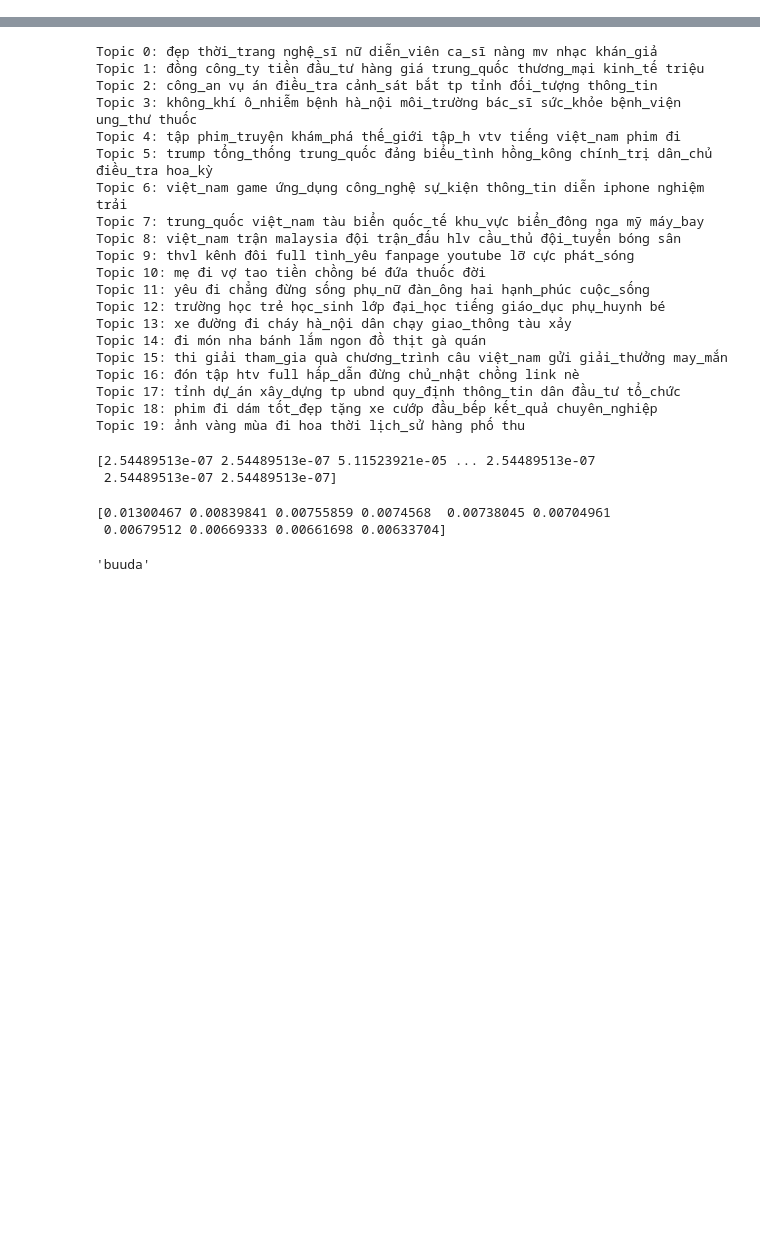
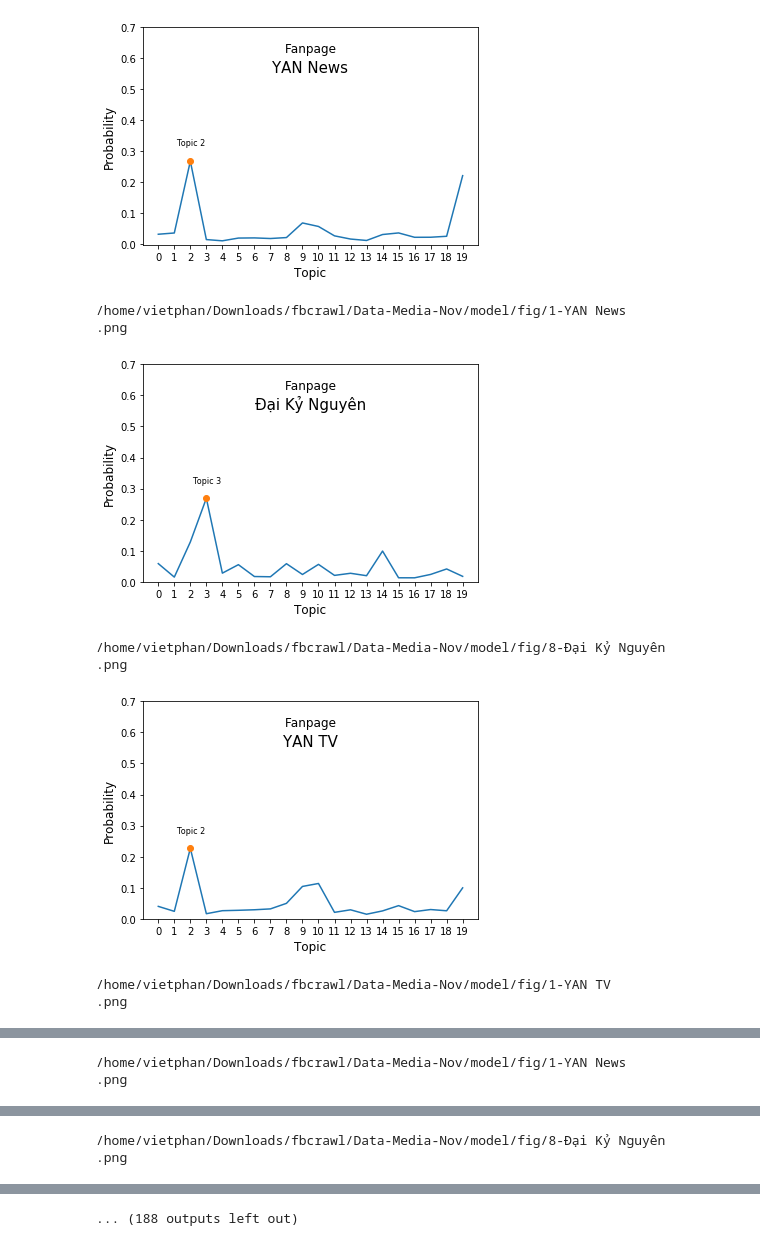
Before and after one commit to vietdelta/TopicModelling, a Jupyter notebook: Visuallize.ipynb, the cells around one changed output, grey strips where cells are left out. Saved outputs shown, nothing was run; the diff lists cells and outputs as text; code cells hidden in the pictures; blank space fills up the shorter version.

```diff
--- a/Visuallize.ipynb
+++ b/Visuallize.ipynb
@@ -8,7 +10,7 @@ import seaborn as sns
 
 from matplotlib import pyplot as plt
 # %%
-dataname = "Data-Media-Oct"
+dataname = "Data-Media-Nov"
 root = "/home/vietphan/Downloads/fbcrawl/"+dataname+"/model/"
 # %%
 filename = root + "done_processing.txt"
@@ -186,17 +192,32 @@ pred_label = kmeans.predict(vector_pages)
 # %%
-# import matplotlib.pyplot as plt
-# num = 4
-# set_t = []
+import matplotlib.pyplot as plt
+num = 4
+set_t = []
 
 
-# for i,page in enumerate(set_page):
-#     plt.figure()
-#     plt.plot(page.page_vector)
-#     plt.xlabel('Topic')
-#     plt.ylabel('Probability')
-#     plt.xticks(np.arange(0, 20, 1.0))
-#     plt.yticks(np.arange(0, 0.8, 0.1))
+for i,page in enumerate(set_page):
+    plt.figure()
+    plt.plot(page.page_vector)
+    plt.xlabel('Topic',fontsize=12)
+    plt.ylabel('Probability',fontsize=12)
+    plt.text(9.5, 0.62,  "Fanpage", fontsize=12,horizontalalignment='center')
+    plt.text(9.5, 0.5,  page.name, fontsize=15,horizontalalignment='center')
+    plt.plot(np.argmax(page.page_vector),np.max(page.page_vector), 'o')
+    plt.text(np.argmax(page.page_vector),np.max(page.page_vector) + 0.05,  "Topic " + str(np.argmax(page.page_vector)), fontsize=8,horizontalalignment='center')
+    plt.xticks(np.arange(0, 20, 1.0))
+    plt.yticks(np.arange(0, 0.8, 0.1))
 #     plt.title(page.name)
-#     plt.savefig(root+"fig/"+str(pred_label[i])+"-"+page.name+".png")
-#     print(root+"fig/"+str(pred_label[i])+"-"+page.name+".png")
-#     plt.close()
+    plt.savefig(root+"fig/"+str(pred_label[i])+"-"+page.name+".png")
+    plt.show()
+    print(root+"fig/"+str(pred_label[i])+"-"+page.name+".png")
+    plt.close()
+# %% [output]
+[figure, added]
+/home/vietphan/Downloads/fbcrawl/Data-Media-Nov/model/fig/1-YAN News
+.png
+[figure, added]
+/home/vietphan/Downloads/fbcrawl/Data-Media-Nov/model/fig/8-Đại Kỷ Nguyên
+.png
+[figure, added]
+/home/vietphan/Downloads/fbcrawl/Data-Media-Nov/model/fig/1-YAN TV
+.png
@@ -202,0 +225,2 @@ pred_label = kmeans.predict(vector_pages)
+/home/vietphan/Downloads/fbcrawl/Data-Media-Nov/model/fig/1-YAN News
+.png
@@ -202,0 +228,2 @@ pred_label = kmeans.predict(vector_pages)
+/home/vietphan/Downloads/fbcrawl/Data-Media-Nov/model/fig/8-Đại Kỷ Nguyên
+.png
@@ -203,43 +233,15 @@ pred_label = kmeans.predict(vector_pages)
+... (188 outputs left out)
 # %%
 n_top_words = 10
 for i, topic_dist in enumerate(topic_word):
     topic_words = np.array(vocab)[np.argsort(topic_dist)][:-(n_top_words+1):-1]
     print('Topic {}: {}'.format(i, ' '.join(topic_words)))
-# %% [output]
-Topic 0: đẹp thời_trang nghệ_sĩ nữ diễn_viên ca_sĩ nàng mv nhạc khán_giả
-Topic 1: đồng công_ty tiền đầu_tư hàng giá trung_quốc thương_mại kinh_tế triệu
-Topic 2: công_an vụ án điều_tra cảnh_sát bắt tp tỉnh đối_tượng thông_tin
-Topic 3: không_khí ô_nhiễm bệnh hà_nội môi_trường bác_sĩ sức_khỏe bệnh_viện ung_thư thuốc
-Topic 4: tập phim_truyện khám_phá thế_giới tập_h vtv tiếng việt_nam phim đi
-Topic 5: trump tổng_thống trung_quốc đảng biểu_tình hồng_kông chính_trị dân_chủ điều_tra hoa_kỳ
-Topic 6: việt_nam game ứng_dụng công_nghệ sự_kiện thông_tin diễn iphone nghiệm trải
-Topic 7: trung_quốc việt_nam tàu biển quốc_tế khu_vực biển_đông nga mỹ máy_bay
-Topic 8: việt_nam trận malaysia đội trận_đấu hlv cầu_thủ đội_tuyển bóng sân
-Topic 9: thvl kênh đôi full tình_yêu fanpage youtube lỡ cực phát_sóng
-Topic 10: mẹ đi vợ tao tiền chồng bé đứa thuốc đời
-Topic 11: yêu đi chẳng đừng sống phụ_nữ đàn_ông hai hạnh_phúc cuộc_sống
-Topic 12: trường học trẻ học_sinh lớp đại_học tiếng giáo_dục phụ_huynh bé
-Topic 13: xe đường đi cháy hà_nội dân chạy giao_thông tàu xảy
-Topic 14: đi món nha bánh lắm ngon đồ thịt gà quán
-Topic 15: thi giải tham_gia quà chương_trình câu việt_nam gửi giải_thưởng may_mắn
-Topic 16: đón tập htv full hấp_dẫn đừng chủ_nhật chồng link nè
-Topic 17: tỉnh dự_án xây_dựng tp ubnd quy_định thông_tin dân đầu_tư tổ_chức
-Topic 18: phim đi dám tốt_đẹp tặng xe cướp đầu_bếp kết_quả chuyên_nghiệp
-Topic 19: ảnh vàng mùa đi hoa thời lịch_sử hàng phố thu
 # %%
 print(topic_word[0])
-# %% [output]
-[2.54489513e-07 2.54489513e-07 5.11523921e-05 ... 2.54489513e-07
- 2.54489513e-07 2.54489513e-07]
 # %%
 print(np.array(topic_word[0])[np.argsort(topic_word[0])][:-(n_top_words+1):-1])
-# %% [output]
-[0.01300467 0.00839841 0.00755859 0.0074568  0.00738045 0.00704961
- 0.00679512 0.00669333 0.00661698 0.00633704]
 # %%
 vocab[3159]
-# %% [output]
-'buuda'
 # %%
 n_top_words = 10
 import matplotlib.pyplot as plt
```
Also changed, not shown: parts of 23 cells of this notebook, 8 other files.
